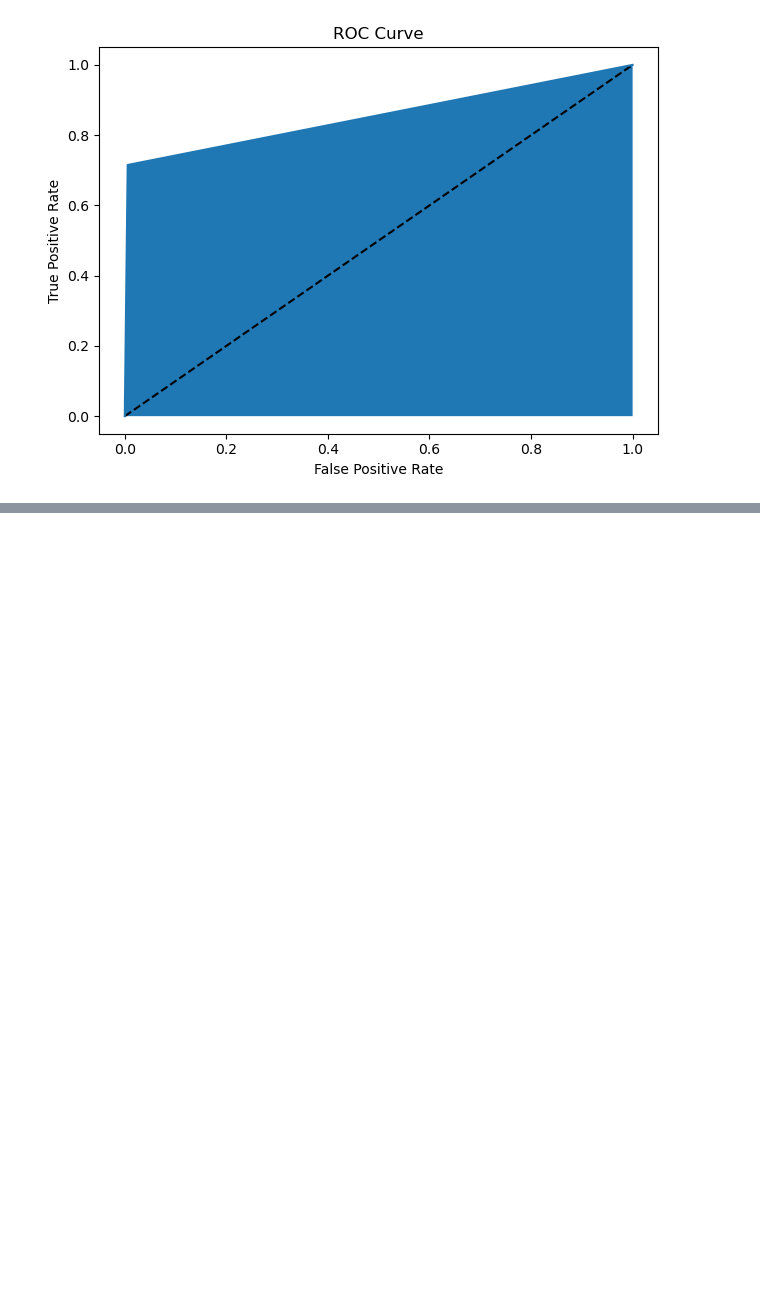
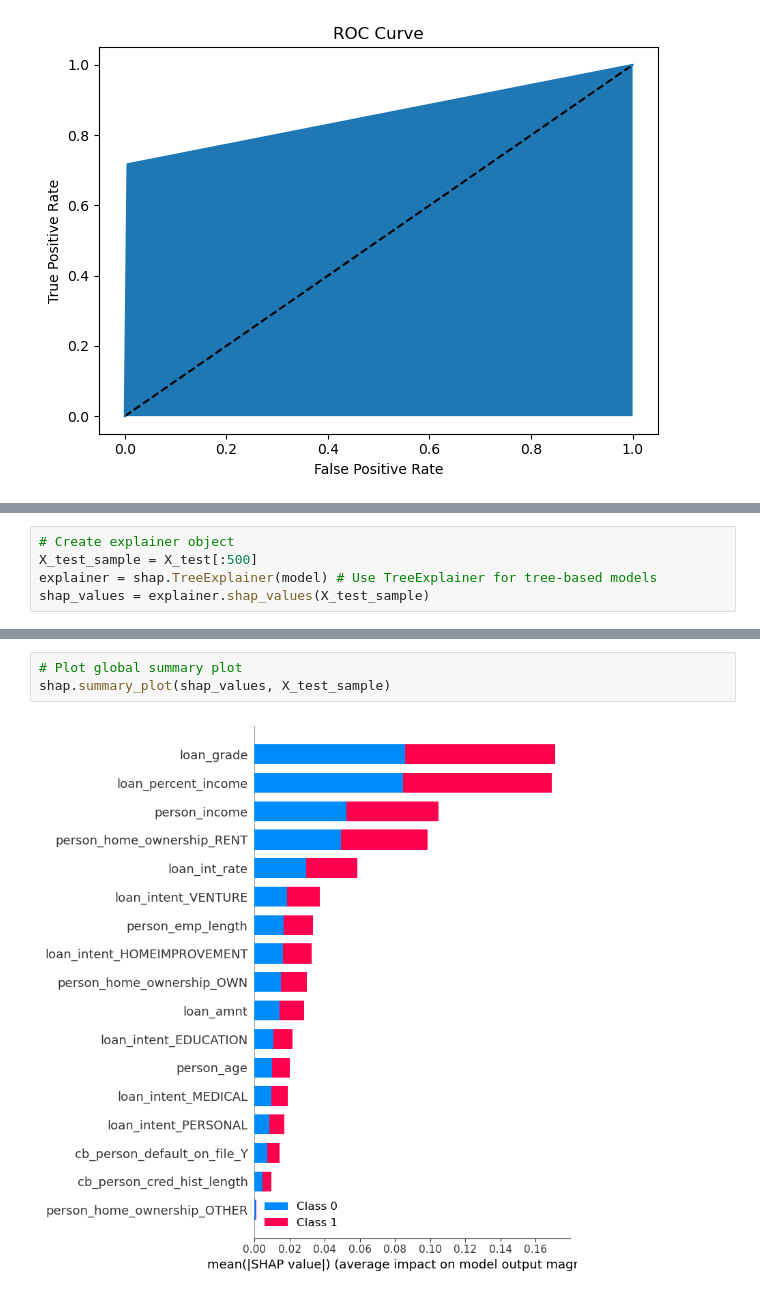
Before and after one commit to behavior2020/credit-risk, a Jupyter notebook: predictor.ipynb, the cells around one changed output, grey strips where cells are left out. Saved outputs shown, nothing was run; the diff lists cells and outputs as text; blank space fills up the shorter version.

Commit message:
Added shap summary plots

```diff
--- a/predictor.ipynb
+++ b/predictor.ipynb
@@ -267,0 +280,5 @@ The feature importance plot indicates that loan_percent_income and person_income
+# %%
+# Create explainer object
+X_test_sample = X_test[:500]
+explainer = shap.TreeExplainer(model) # Use TreeExplainer for tree-based models
+shap_values = explainer.shap_values(X_test_sample)
@@ -267,0 +293,5 @@ The feature importance plot indicates that loan_percent_income and person_income
+# %%
+# Plot global summary plot
+shap.summary_plot(shap_values, X_test_sample)
+# %% [output]
+[figure, added]
```
Also changed, not shown: parts of 22 cells of this notebook.
